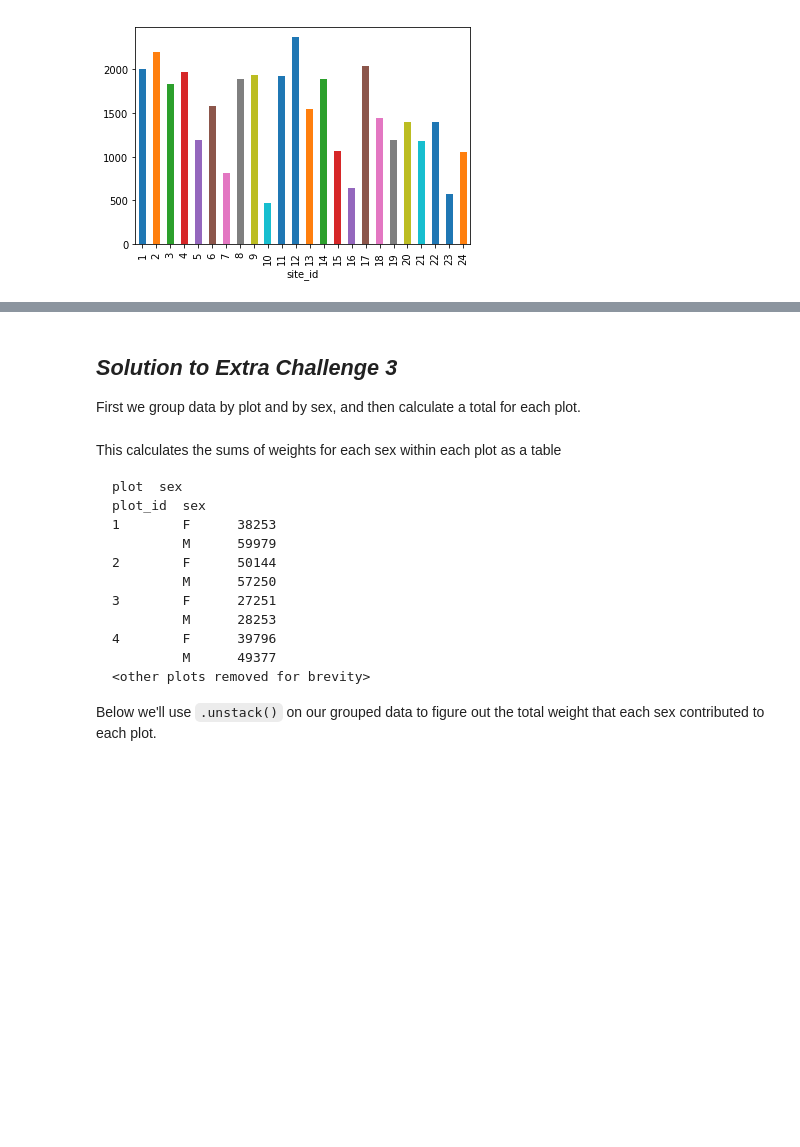
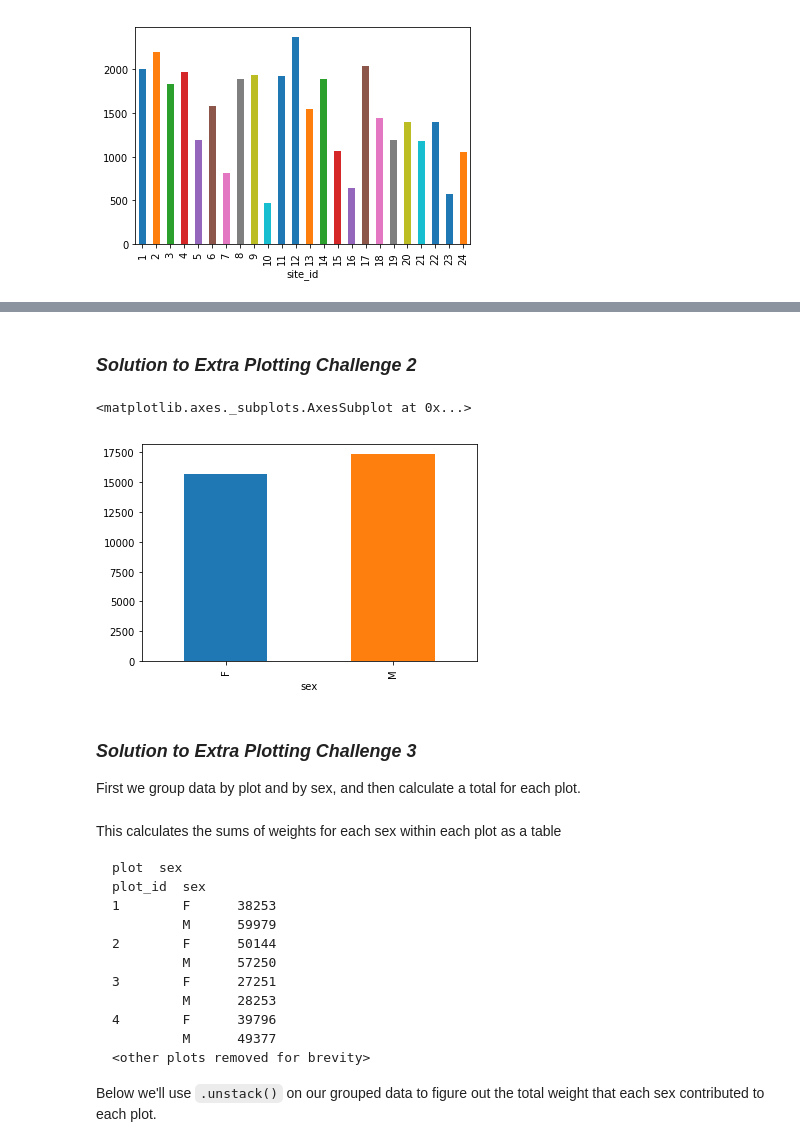
Before and after one commit to MonashDataFluency/python-workshop-base, a Jupyter notebook: workshops/docs/modules/notebooks/working_with_data.ipynb, the cells around one changed output, grey strips where cells are left out. Saved outputs shown, nothing was run; the diff lists cells and outputs as text; code cells hidden in the pictures; blank space fills up the shorter version.

```diff
--- a/workshops/docs/modules/notebooks/working_with_data.ipynb
+++ b/workshops/docs/modules/notebooks/working_with_data.ipynb
@@ -549,5 +583,15 @@ for each plotting.  Try running `.unstack()` on some DataFrames above and see
+# %% [markdown]
+### _Solution to Extra Plotting Challenge 2_
+# %%
+# Solution Plotting Challenge 2
+## Create plot of total males versus total females for the entire dataset.
+
+surveys_df.groupby('sex').count()["record_id"].plot(kind='bar')
+# %% [output]
+<matplotlib.axes._subplots.AxesSubplot at 0x...>
+[figure, added]
 # %% [markdown]
-## _Solution to Extra Challenge 3_
+### _Solution to Extra Plotting Challenge 3_
 
 First we group data by plot and by sex, and then calculate a total for each plot.
 # %%
```
Also changed, not shown: parts of 27 cells of this notebook, 14 other files.
